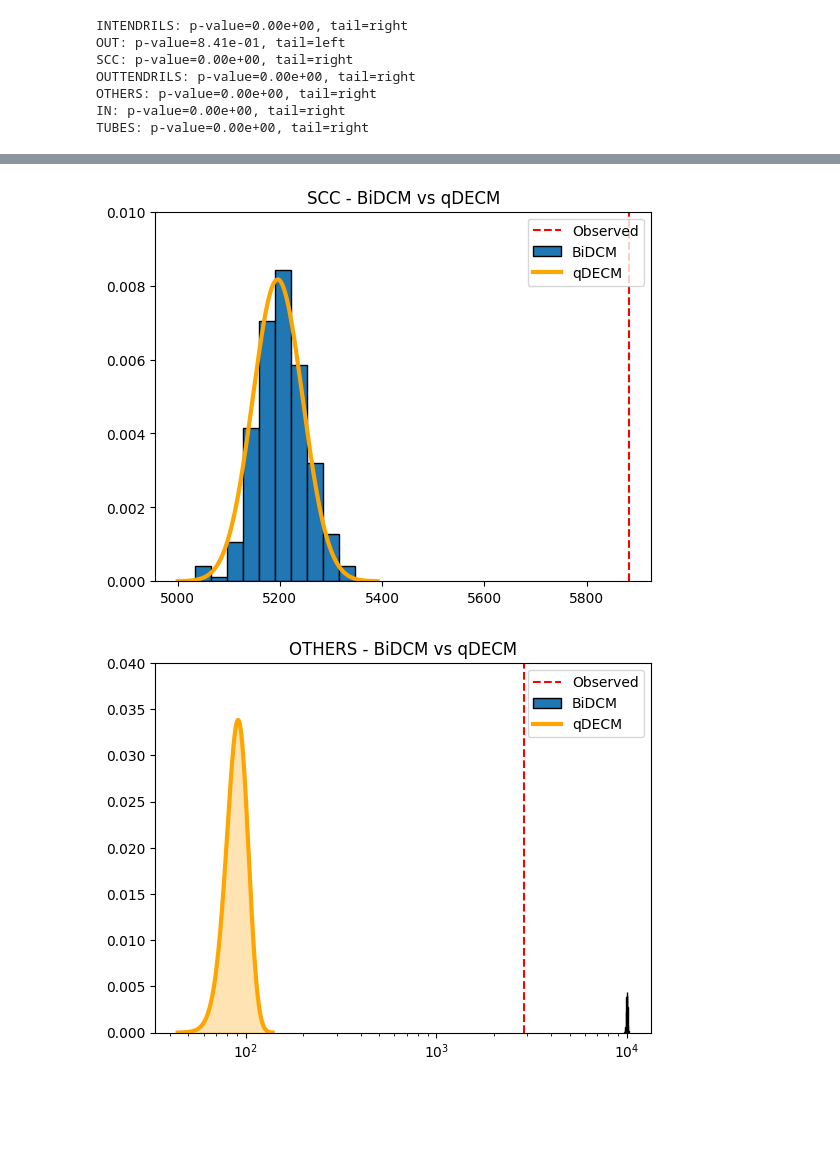
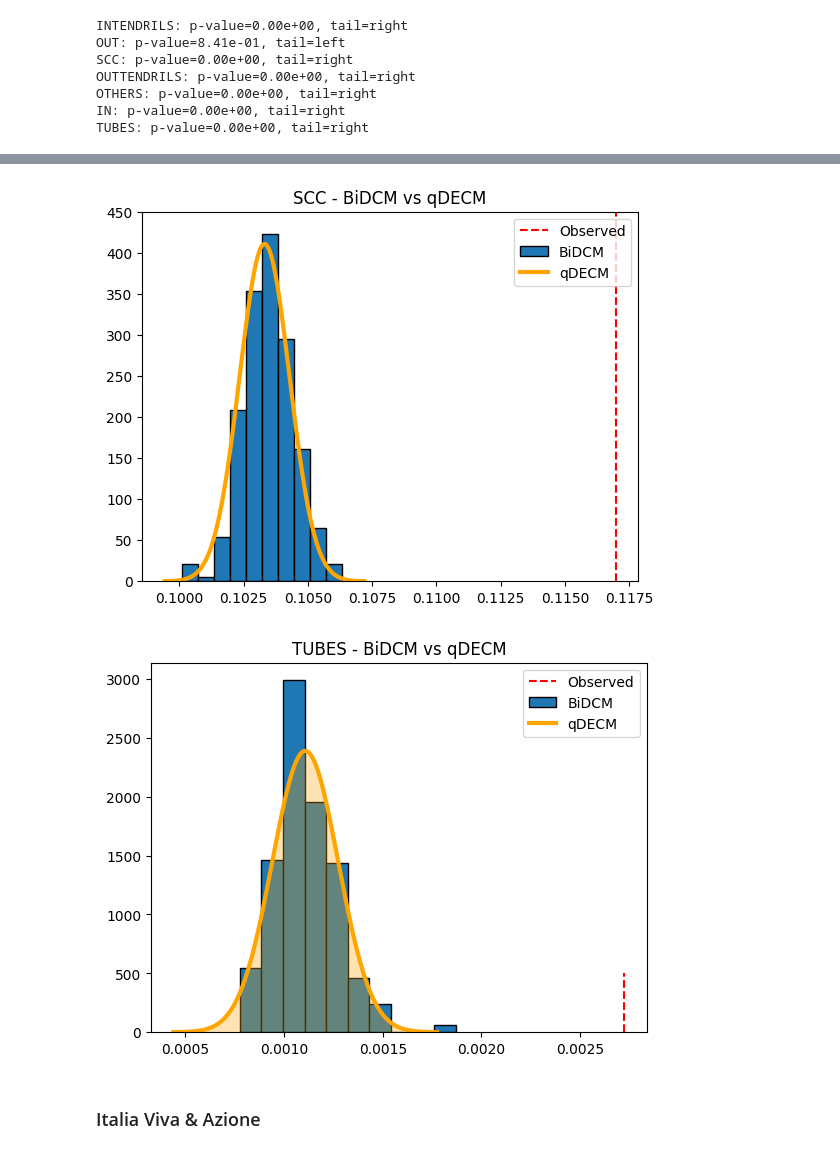
Before and after one commit to fabiosaracco/bowtie2, a Jupyter notebook: 0_3_bipartite_bowtie.ipynb, the cells around one changed output, grey strips where cells are left out. Drawn from its saved outputs; the diff is of its cells as text; code cells hidden in the pictures; blank space fills up the shorter version.

Commit message:
Tests on block dimensions seem to contradict the thesis about the different behaviours of the two models

```diff
--- a/0_3_bipartite_bowtie.ipynb
+++ b/0_3_bipartite_bowtie.ipynb
@@ -307,34 +309,40 @@ plt.show()
 # %%
 from scipy.stats import norm
+# %%
+tot_nodes=0
+for key in blocks[0].keys():
+    tot_nodes+=blocks[0][key]['obs']
 # %%
-mu = blocks[1]['SCC']['mean_sim']
-sig = blocks[1]['SCC']['std_sim']
+mu = blocks[1]['SCC']['mean_sim']/tot_nodes
+sig = blocks[1]['SCC']['std_sim']/tot_nodes
 
-plt.vlines(blocks[0]['SCC']['obs'], ymin=0, ymax=1, color='red', linestyle='--', label='Observed')
-plt.hist(blocks[0]['SCC']['sample'], edgecolor='black', density=True, label='BiDCM')
+plt.vlines(blocks[0]['SCC']['obs']/tot_nodes, ymin=0, ymax=1000, color='red', linestyle='--', label='Observed')
+plt.hist(blocks[0]['SCC']['sample']/tot_nodes, edgecolor='black', density=True, label='BiDCM')
 x = np.linspace(mu - 4*sig, mu + 4*sig, 300)
 plt.plot(x, norm.pdf(x, mu, sig), color='orange', label='qDECM', linewidth=3)
-plt.ylim(0, 10**-2)
+plt.ylim(0, 4.5*10**2)
 plt.title('SCC - BiDCM vs qDECM')
 plt.legend()
 plt.show()
 # %% [output]
-[figure, old version]
+[figure, new version]
 # %%
-_block='OTHERS'
+_block='TUBES'
 # %%
-mu = blocks[1][_block]['mean_sim']
-sig = blocks[1][_block]['std_sim']
+mu = blocks[1][_block]['mean_sim']/tot_nodes
+sig = blocks[1][_block]['std_sim']/tot_nodes
 
-plt.vlines(blocks[0][_block]['obs'], ymin=0, ymax=1, color='red', linestyle='--', label='Observed')
-plt.hist(blocks[0][_block]['sample'], edgecolor='black', density=True, label='BiDCM')
+plt.vlines(blocks[0][_block]['obs']/tot_nodes, ymin=0, ymax=500, color='red', linestyle='--', label='Observed')
+plt.hist(blocks[0][_block]['sample']/tot_nodes, edgecolor='black', density=True, label='BiDCM')
 x = np.linspace(mu - 4*sig, mu + 4*sig, 300)
 plt.plot(x, norm.pdf(x, mu, sig), color='orange', label='qDECM', linewidth=3)
 plt.fill_between(x, norm.pdf(x, mu, sig), alpha=0.3, color='orange')
-plt.ylim(0, 4*10**-2)
-plt.xscale('log')
+#plt.ylim(0, 1.8*10**3)
+#plt.xscale('log')
 plt.title(f'{_block} - BiDCM vs qDECM')
 plt.legend()
 plt.show()
 # %% [output]
-[figure, old version]
+[figure, new version]
+# %% [markdown]
+### Italia Viva & Azione
```
Also changed, not shown: parts of 125 cells of this notebook.
